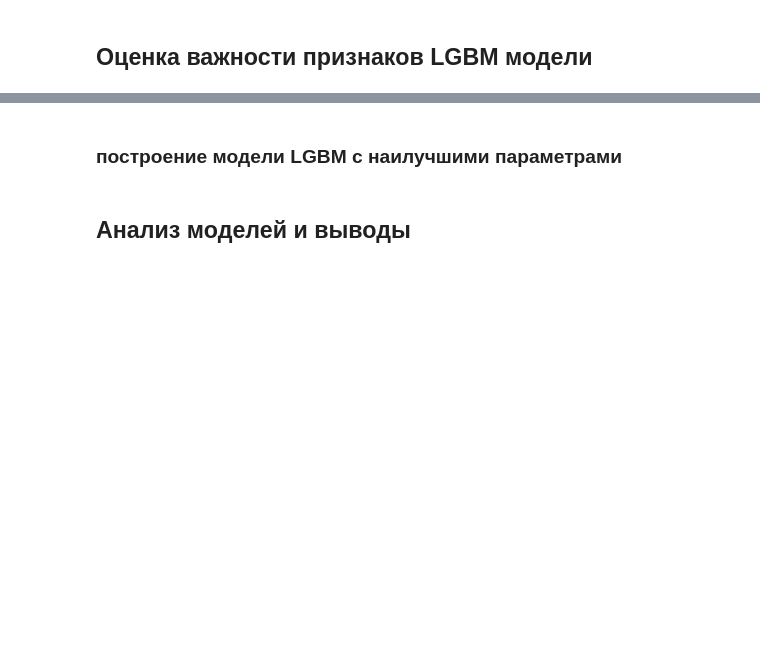
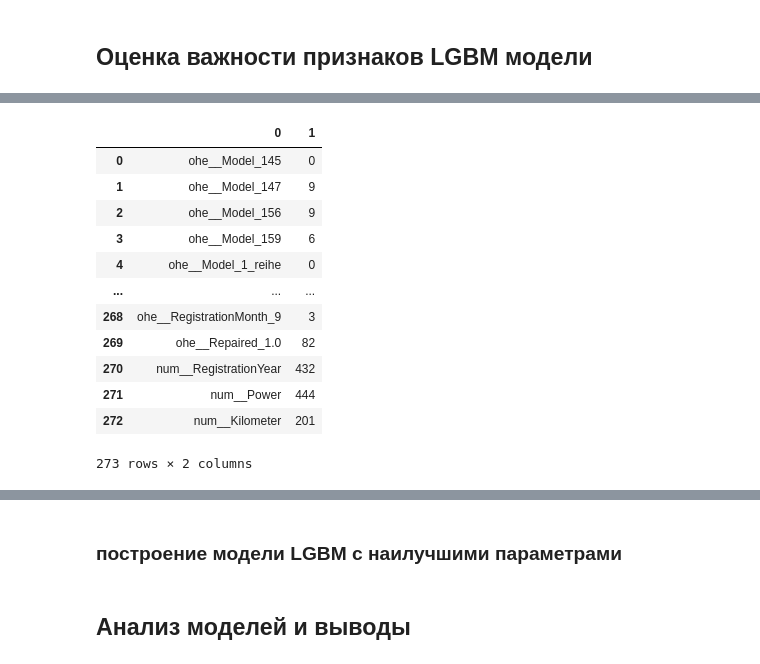
Before and after one commit to Mihail-Chr/projects, a Jupyter notebook: ML/car_cost/ML_car_cost_regression_catboost.ipynb, the cells around one changed output, grey strips where cells are left out. Saved outputs shown, nothing was run; the diff lists cells and outputs as text; code cells hidden in the pictures; blank space fills up the shorter version.

```diff
--- a/ML/car_cost/ML_car_cost_regression_catboost.ipynb
+++ b/ML/car_cost/ML_car_cost_regression_catboost.ipynb
@@ -532,0 +564,17 @@ plt.show()
+# %%
+feat = pd.DataFrame([features,importance_values ]).T
+feat
+# %% [output]
+|  | 0 | 1 |
+| 0 | ohe__Model_145 | 0 |
+| 1 | ohe__Model_147 | 9 |
+| 2 | ohe__Model_156 | 9 |
+| 3 | ohe__Model_159 | 6 |
+| 4 | ohe__Model_1_reihe | 0 |
+| ... | ... | ... |
+| 268 | ohe__RegistrationMonth_9 | 3 |
+| 269 | ohe__Repaired_1.0 | 82 |
+| 270 | num__RegistrationYear | 432 |
+| 271 | num__Power | 444 |
+| 272 | num__Kilometer | 201 |
+273 rows × 2 columns
```
Also changed, not shown: parts of 9 cells of this notebook.
